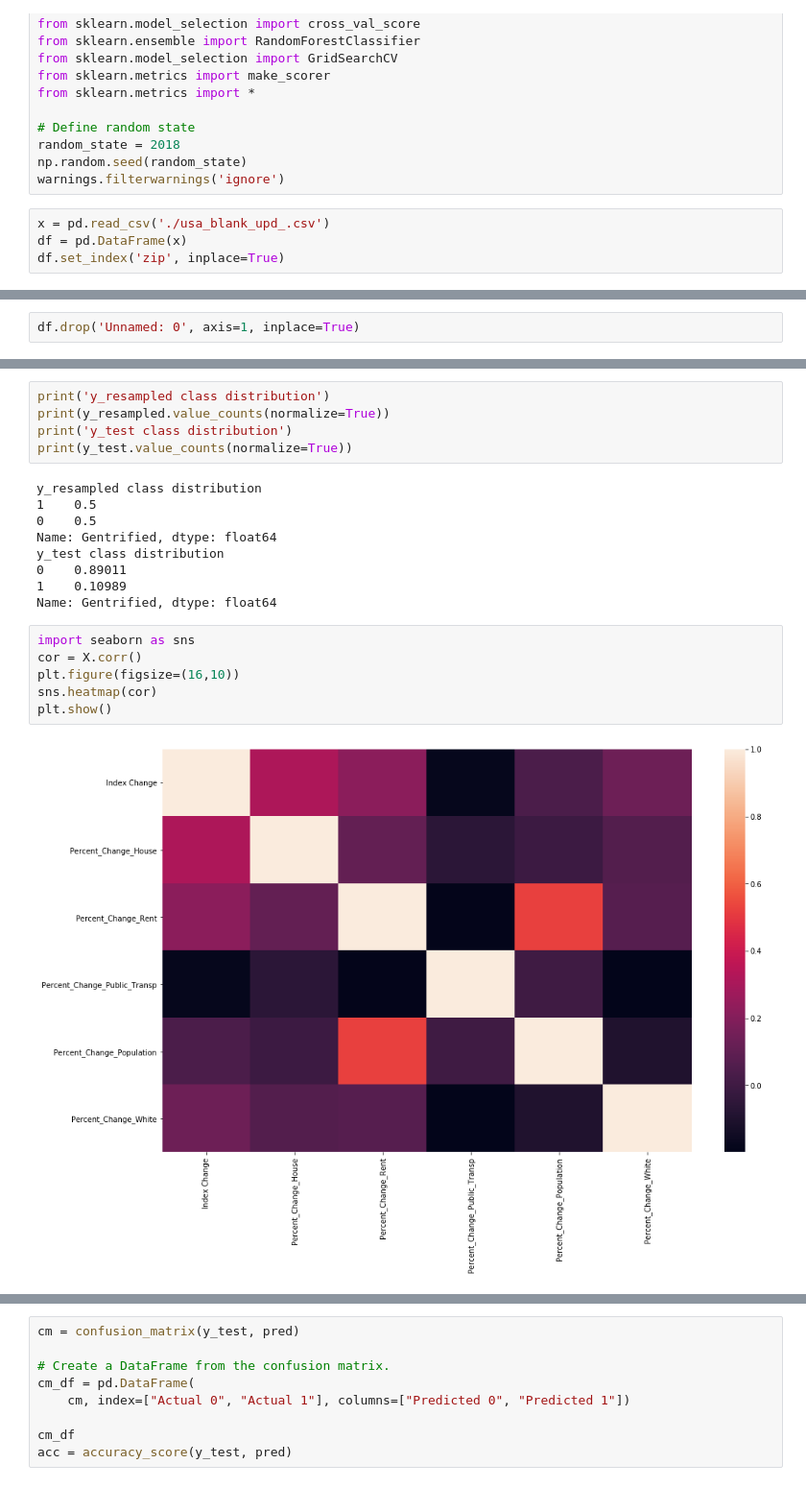
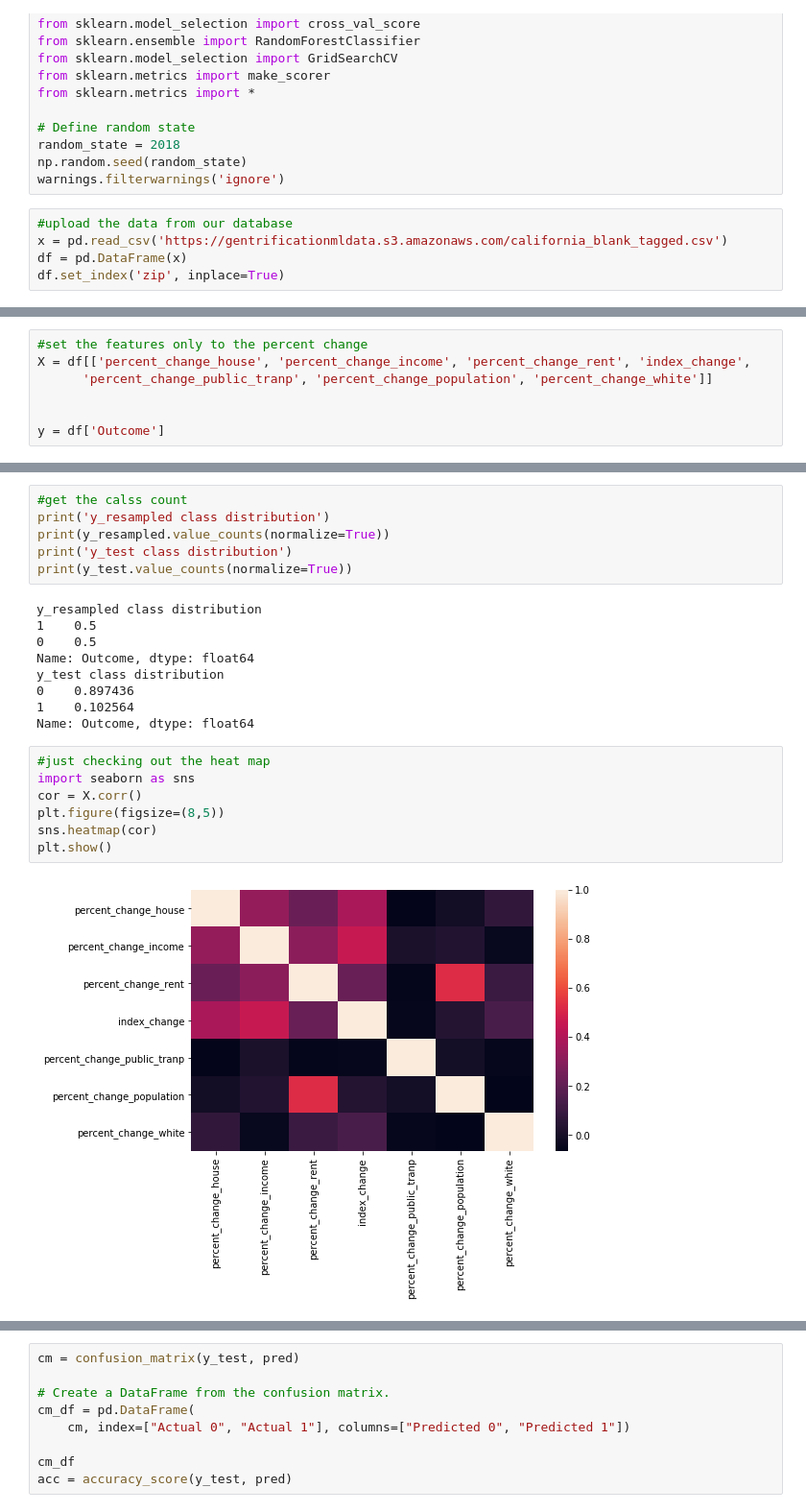
Before and after one commit to Team-Blue-MW/Predicted_Gentrification_in_California, a Jupyter notebook: test_4.ipynb, the cells around one changed output, grey strips where cells are left out. Shown at 96% size. Saved outputs shown, nothing was run; the diff lists cells and outputs as text.

```diff
--- a/test_4.ipynb
+++ b/test_4.ipynb
@@ -23,6 +23,7 @@ random_state = 2018
 np.random.seed(random_state)
 warnings.filterwarnings('ignore')
 # %%
-x = pd.read_csv('./usa_blank_upd_.csv')
+#upload the data from our database
+x = pd.read_csv('https://gentrificationmldata.s3.amazonaws.com/california_blank_tagged.csv')
 df = pd.DataFrame(x)
 df.set_index('zip', inplace=True)
@@ -29,2 +40,0 @@ df.set_index('zip', inplace=True)
-# %%
-df.drop('Unnamed: 0', axis=1, inplace=True)
@@ -37 +41,8 @@ y = df['Gentrified']
+# %%
+#set the features only to the percent change
+X = df[['percent_change_house', 'percent_change_income', 'percent_change_rent', 'index_change',
+      'percent_change_public_tranp', 'percent_change_population', 'percent_change_white']]
+
+
+y = df['Outcome']
 # %%
@@ -50,4 +62,5 @@ Counter({0: 728, 1: 728})
 # %%
+#get the calss count
 print('y_resampled class distribution')
 print(y_resampled.value_counts(normalize=True))
 print('y_test class distribution')
@@ -56,17 +69,18 @@ print(y_test.value_counts(normalize=True))
 y_resampled class distribution
 1    0.5
 0    0.5
-Name: Gentrified, dtype: float64
+Name: Outcome, dtype: float64
 y_test class distribution
-0    0.89011
-1    0.10989
-Name: Gentrified, dtype: float64
+0    0.897436
+1    0.102564
+Name: Outcome, dtype: float64
 # %%
+#just checking out the heat map
 import seaborn as sns
 cor = X.corr()
-plt.figure(figsize=(16,10))
+plt.figure(figsize=(8,5))
 sns.heatmap(cor)
 plt.show()
 # %% [output]
-[figure, old version]
+[figure, new version]
 # %%
```
Also changed, not shown: parts of 11 cells of this notebook.
